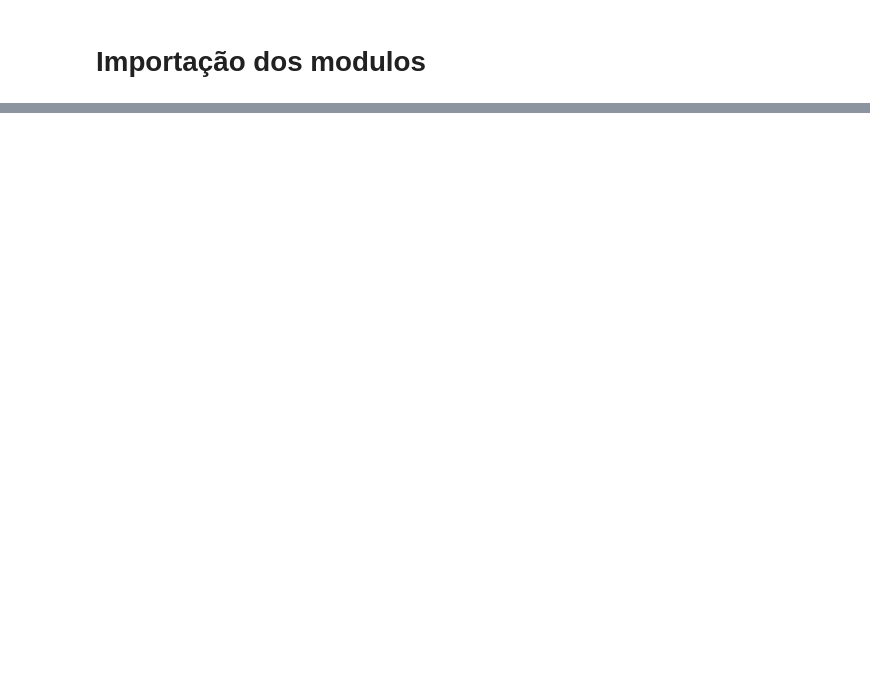
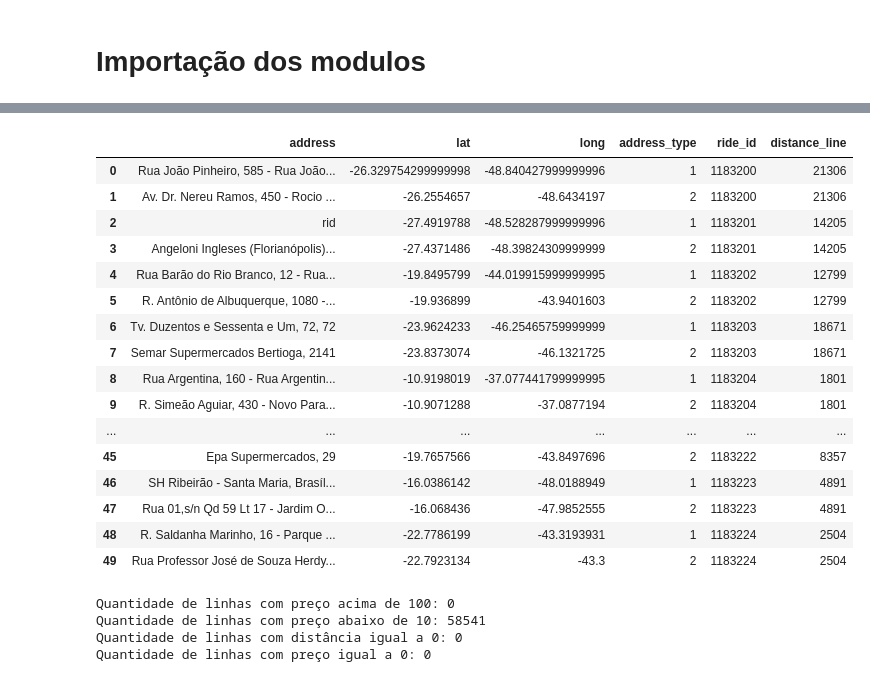
Before and after one commit to 2025-1-NCC5/Projeto4, a Jupyter notebook: src/BackEnd/src/python/dados.ipynb, the cells around one changed output, grey strips where cells are left out. Saved outputs shown, nothing was run; the diff lists cells and outputs as text; code cells hidden in the pictures; blank space fills up the shorter version.

```diff
--- a/src/BackEnd/src/python/dados.ipynb
+++ b/src/BackEnd/src/python/dados.ipynb
@@ -35,0 +90,77 @@ estimative_df.rename(columns={
+# %%
+import numpy as np
+
+def haversine_distance_m(lat1, lon1, lat2, lon2):
+    R = 6371e3  # Earth radius in meters
+    # Convert values to float after replacing comma with dot if present and then to radians
+    lat1, lon1, lat2, lon2 = [float(str(x).replace(',', '.')) for x in [lat1, lon1, lat2, lon2]]
+    lat1, lon1, lat2, lon2 = map(np.radians, [lat1, lon1, lat2, lon2])
+    dlat = lat2 - lat1
+    dlon = lon2 - lon1
+    a = np.sin(dlat / 2)**2 + np.cos(lat1) * np.cos(lat2) * np.sin(dlon / 2)**2
+    c = 2 * np.arctan2(np.sqrt(a), np.sqrt(1 - a))
+    # Round to nearest integer meter
+    return int(round(R * c))
+
+# Pivot address_df to get coordinates in columns for each ride_id based on address_type (1 and 2)
+# This creates columns like 'lat_1', 'lat_2', 'long_1', 'long_2'
+pivot_df = address_df.pivot(index='ride_id', columns='address_type', values=['lat', 'long'])
+pivot_df.columns = [f"{col[0]}_{col[1]}" for col in pivot_df.columns]
+pivot_df = pivot_df.reset_index()
+
+# Calculate distance_line in meters for ride_ids that have both address types
+pivot_df['distance_line'] = pivot_df.apply(
+    lambda row: haversine_distance_m(row['lat_1'], row['long_1'], row['lat_2'], row['long_2'])
+    if pd.notnull(row['lat_1']) and pd.notnull(row['lat_2']) else np.nan,
+    axis=1
+)
+
+# Merge the calculated distance back into the original address_df (all rows for a given ride_id get the same distance)
+address_df = address_df.merge(pivot_df[['ride_id', 'distance_line']], on='ride_id', how='left')
+# %%
+address_df.head(50)
+# %% [output]
+|  | address | lat | long | address_type | ride_id | distance_line |
+| 0 | Rua João Pinheiro, 585 - Rua João... | -26.329754299999998 | -48.840427999999996 | 1 | 1183200 | 21306 |
+| 1 | Av. Dr. Nereu Ramos, 450 - Rocio ... | -26.2554657 | -48.6434197 | 2 | 1183200 | 21306 |
+| 2 | rid | -27.4919788 | -48.528287999999996 | 1 | 1183201 | 14205 |
+| 3 | Angeloni Ingleses (Florianópolis)... | -27.4371486 | -48.39824309999999 | 2 | 1183201 | 14205 |
+| 4 | Rua Barão do Rio Branco, 12 - Rua... | -19.8495799 | -44.019915999999995 | 1 | 1183202 | 12799 |
+| 5 | R. Antônio de Albuquerque, 1080 -... | -19.936899 | -43.9401603 | 2 | 1183202 | 12799 |
+| 6 | Tv. Duzentos e Sessenta e Um, 72, 72 | -23.9624233 | -46.25465759999999 | 1 | 1183203 | 18671 |
+| 7 | Semar Supermercados Bertioga, 2141 | -23.8373074 | -46.1321725 | 2 | 1183203 | 18671 |
+| 8 | Rua Argentina, 160 - Rua Argentin... | -10.9198019 | -37.077441799999995 | 1 | 1183204 | 1801 |
+| 9 | R. Simeão Aguiar, 430 - Novo Para... | -10.9071288 | -37.0877194 | 2 | 1183204 | 1801 |
+| ... | ... | ... | ... | ... | ... | ... |
+| 45 | Epa Supermercados, 29 | -19.7657566 | -43.8497696 | 2 | 1183222 | 8357 |
+| 46 | SH Ribeirão - Santa Maria, Brasíl... | -16.0386142 | -48.0188949 | 1 | 1183223 | 4891 |
+| 47 | Rua 01,s/n Qd 59 Lt 17 - Jardim O... | -16.068436 | -47.9852555 | 2 | 1183223 | 4891 |
+| 48 | R. Saldanha Marinho, 16 - Parque ... | -22.7786199 | -43.3193931 | 1 | 1183224 | 2504 |
+| 49 | Rua Professor José de Souza Herdy... | -22.7923134 | -43.3 | 2 | 1183224 | 2504 |
+# %%
+#display how many lines the price is above 1000
+var = 100
+print(f"Quantidade de linhas com preço acima de {var}: {len(ride_df[ride_df['price'] > var])}")
+#delete the lines with price above
+#ride_df = ride_df[ride_df['price'] <= var]
+
+# display how many lines the price is under 10
+var = 10
+print(f"Quantidade de linhas com preço abaixo de {var}: {len(ride_df[ride_df['price'] < var])}")
+
+# display how many lines the distance is 0
+var = 0
+print(f"Quantidade de linhas com distância igual a {var}: {len(address_df[address_df['distance_line'] == var])}")
+
+# display how many lines the price is 0
+var = 0
+print(f"Quantidade de linhas com preço igual a {var}: {len(ride_df[ride_df['price'] == var])}")
+
+# delete distance = 0 and price = 0 lines
+address_df = address_df[address_df['distance_line'] != 0]
+ride_df = ride_df[ride_df['price'] != 0]
+# %% [output]
+Quantidade de linhas com preço acima de 100: 0
+Quantidade de linhas com preço abaixo de 10: 58541
+Quantidade de linhas com distância igual a 0: 0
+Quantidade de linhas com preço igual a 0: 0
```
Also changed, not shown: parts of 5 cells of this notebook.
